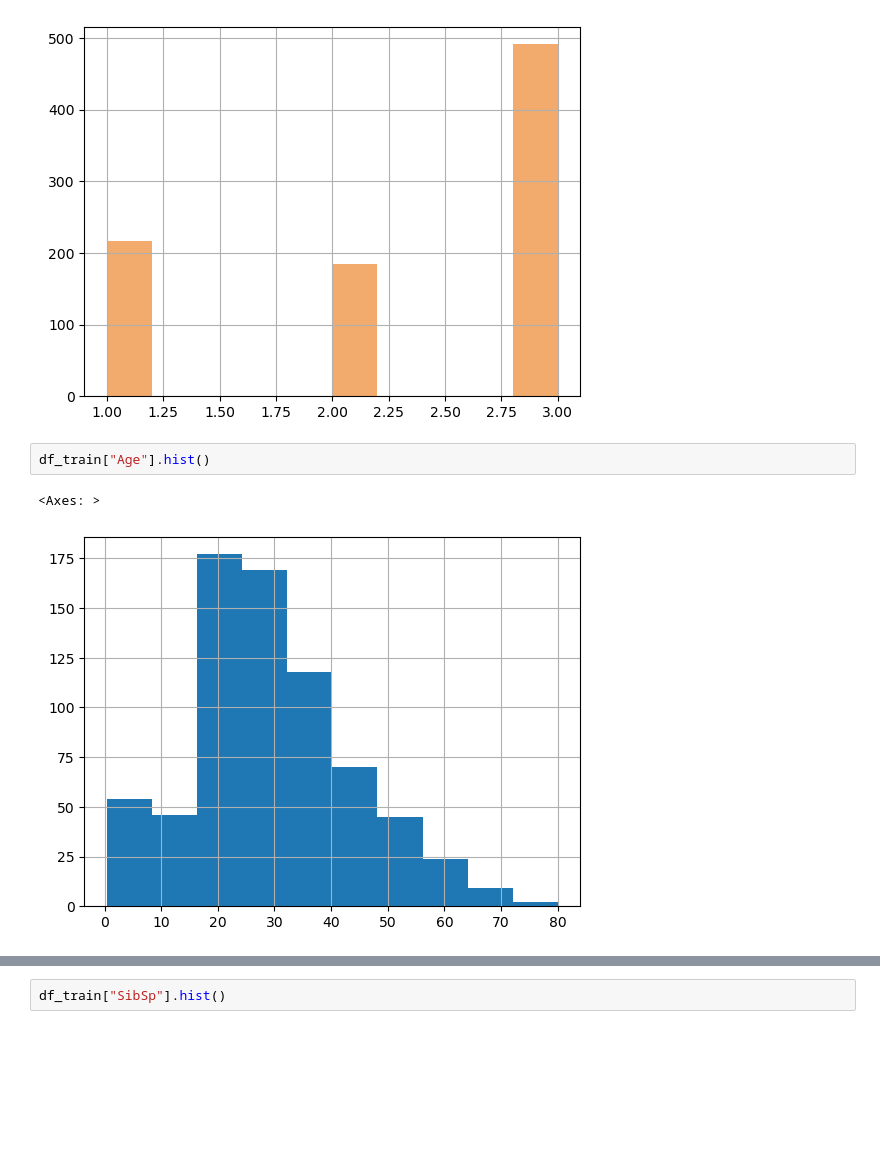
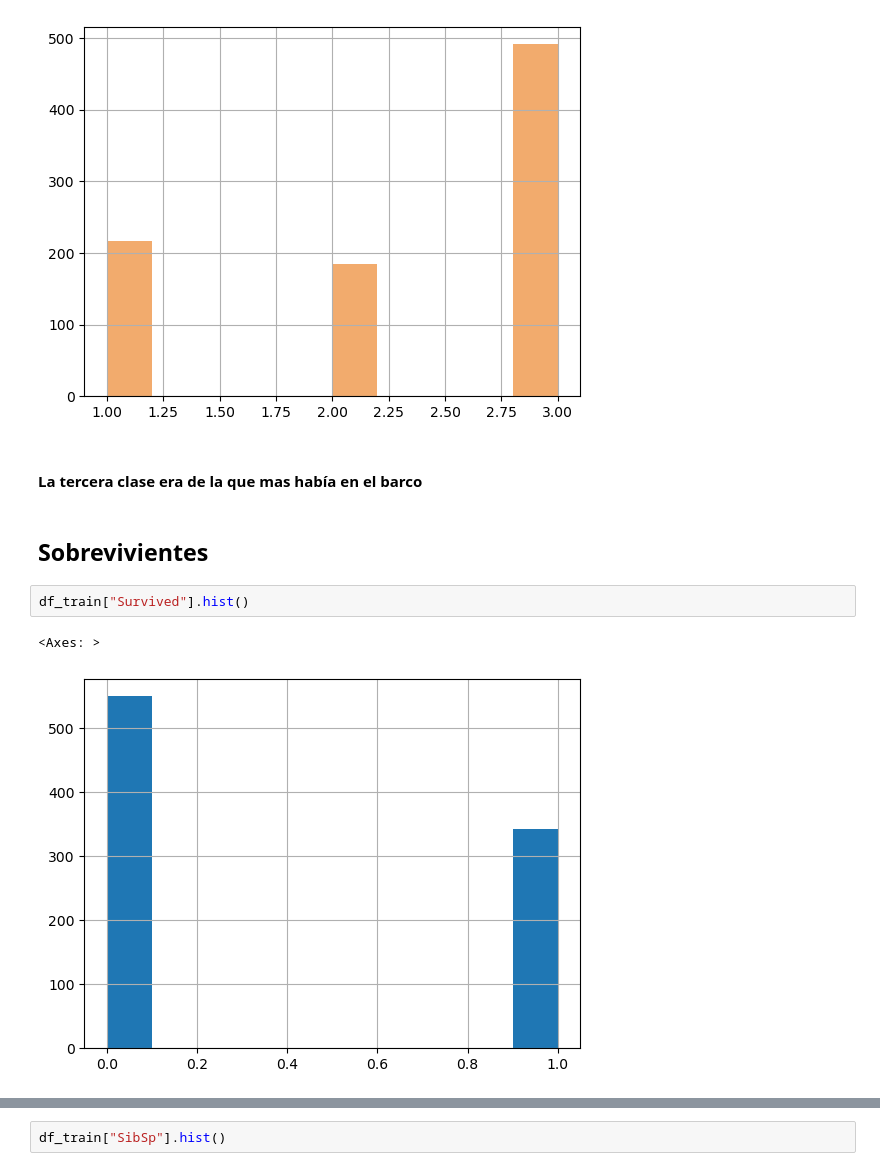
Before and after one commit to Roi-flores13/bases-de-datos, a Jupyter notebook: notebooks/titanic.ipynb, the cells around one changed output, grey strips where cells are left out. Drawn from its saved outputs; the diff is of its cells as text; blank space fills up the shorter version.

```diff
--- a/notebooks/titanic.ipynb
+++ b/notebooks/titanic.ipynb
@@ -54,8 +80,12 @@ df_train["Pclass"].hist(color='#F2AB6D', rwidth = 1.8)
 # %% [output]
 <Axes: >
 [figure]
+# %% [markdown]
+#### La tercera clase era de la que mas había en el barco
+# %% [markdown]
+## Sobrevivientes
 # %%
-df_train["Age"].hist()
+df_train["Survived"].hist()
 # %% [output]
 <Axes: >
-[figure, old version]
+[figure, new version]
```
Also changed, not shown: parts of 51 cells of this notebook, 4 other files.
